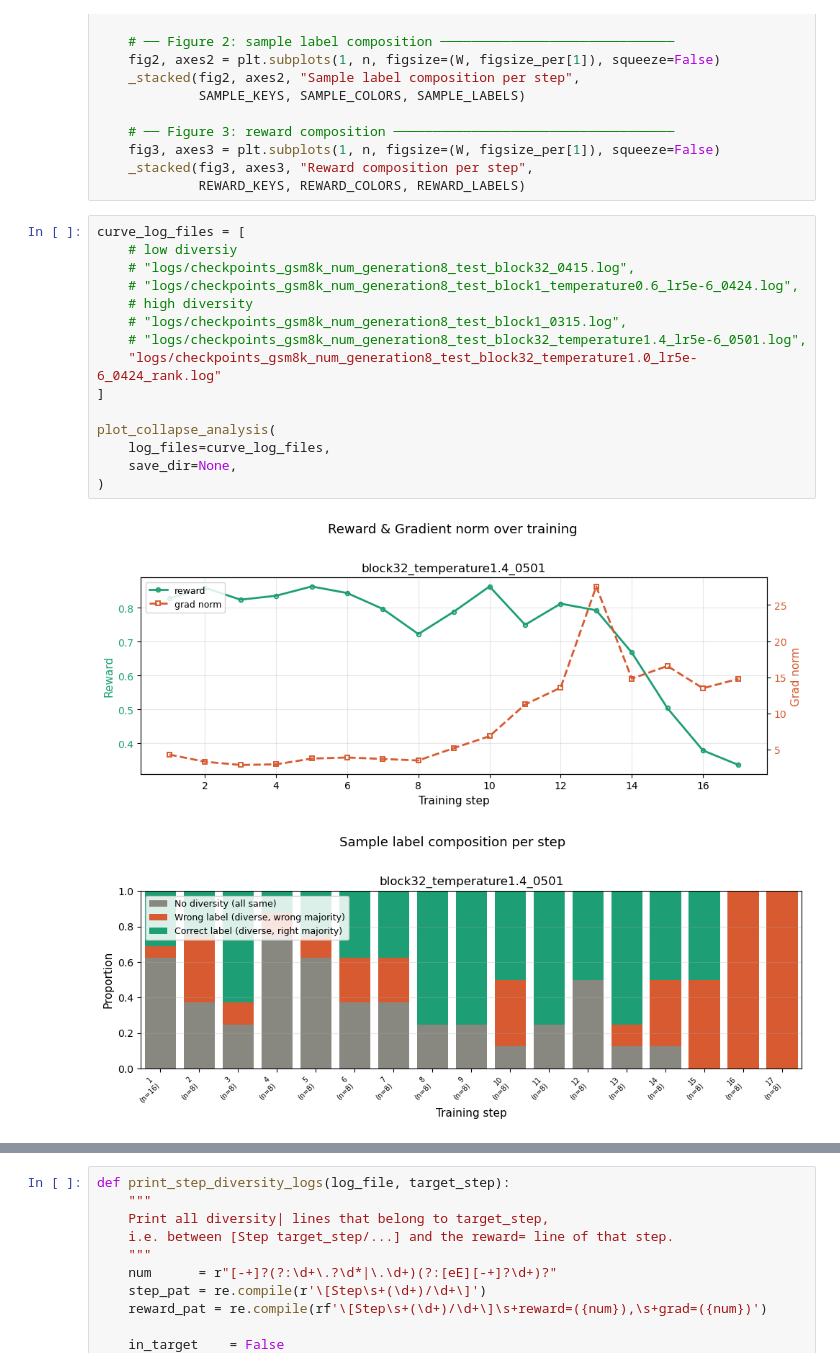
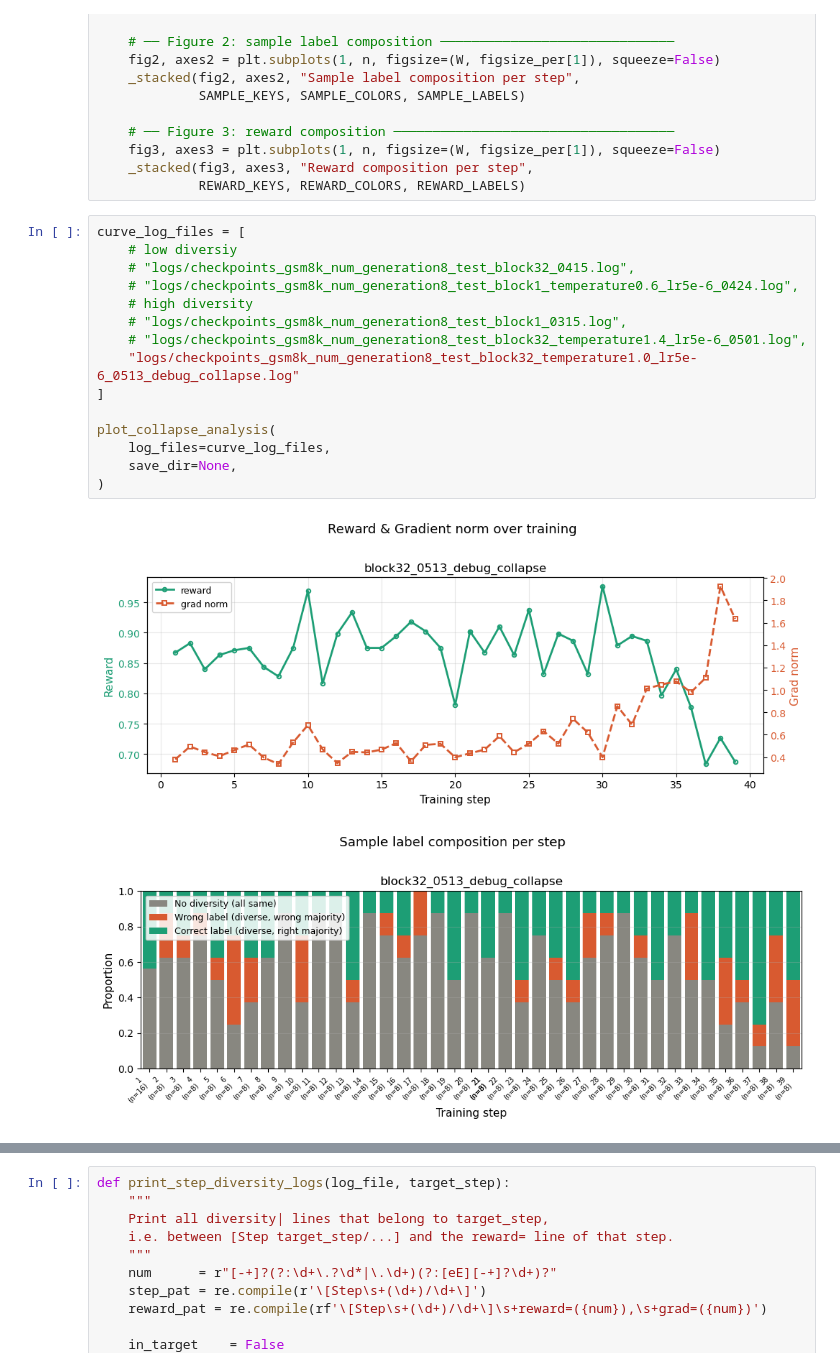
Before and after one commit to duterscmy/JustGRPO, a Jupyter notebook: draw_reward.ipynb, the cells around one changed output, grey strips where cells are left out. Saved outputs shown, nothing was run; the diff lists cells and outputs as text.

```diff
--- a/draw_reward.ipynb
+++ b/draw_reward.ipynb
@@ -1556,18 +1556,18 @@ def plot_collapse_analysis(log_files, save_dir=None, figsize_per=(10, 4)):
 # %%
 curve_log_files = [
     # low diversiy
     # "logs/checkpoints_gsm8k_num_generation8_test_block32_0415.log",
     # "logs/checkpoints_gsm8k_num_generation8_test_block1_temperature0.6_lr5e-6_0424.log",
     # high diversity
     # "logs/checkpoints_gsm8k_num_generation8_test_block1_0315.log",
     # "logs/checkpoints_gsm8k_num_generation8_test_block32_temperature1.4_lr5e-6_0501.log",
-    "logs/checkpoints_gsm8k_num_generation8_test_block32_temperature1.0_lr5e-6_0424_rank.log"
+    "logs/checkpoints_gsm8k_num_generation8_test_block32_temperature1.0_lr5e-6_0513_debug_collapse.log"
 ]
 
 plot_collapse_analysis(
     log_files=curve_log_files,
     save_dir=None,
 )
 # %% [output]
-[figure, old version]
+[figure, new version]
-[figure, old version]
+[figure, new version]
```
Also changed, not shown: parts of 1 cell of this notebook, 1 other file.
